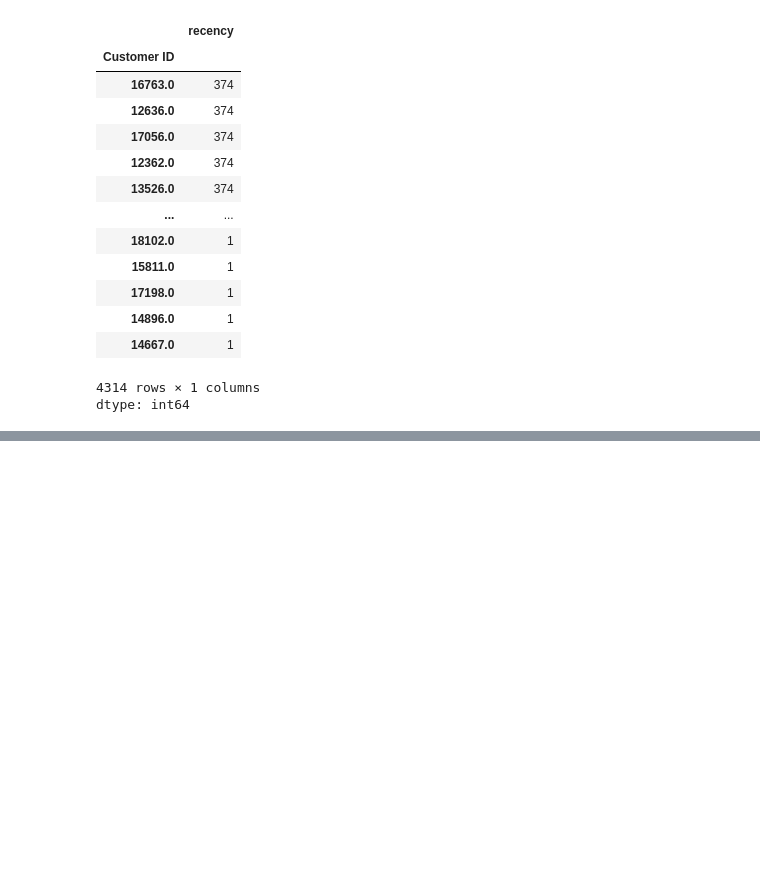
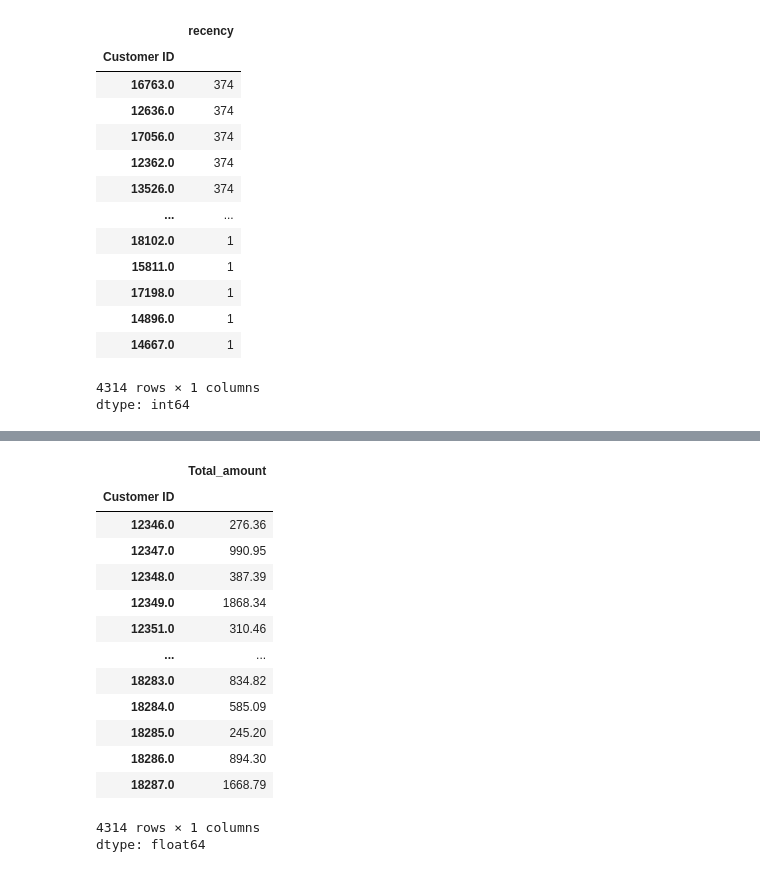
Before and after one commit to Abdulmujeeb-Taiwo/Customer-Segmentation, a Jupyter notebook: RFM_Analysis.ipynb, the cells around one changed output, grey strips where cells are left out. Saved outputs shown, nothing was run; the diff lists cells and outputs as text; code cells hidden in the pictures; blank space fills up the shorter version.

```diff
--- a/RFM_Analysis.ipynb
+++ b/RFM_Analysis.ipynb
@@ -158,0 +185,18 @@ dtype: int64
+# %%
+df_wc.groupby("Customer ID")["Total_amount"].sum()
+# %% [output]
+|  | Total_amount |
+| Customer ID |  |
+| 12346.0 | 276.36 |
+| 12347.0 | 990.95 |
+| 12348.0 | 387.39 |
+| 12349.0 | 1868.34 |
+| 12351.0 | 310.46 |
+| ... | ... |
+| 18283.0 | 834.82 |
+| 18284.0 | 585.09 |
+| 18285.0 | 245.20 |
+| 18286.0 | 894.30 |
+| 18287.0 | 1668.79 |
+4314 rows × 1 columns
+dtype: float64
```
Also changed, not shown: parts of 7 cells of this notebook.
